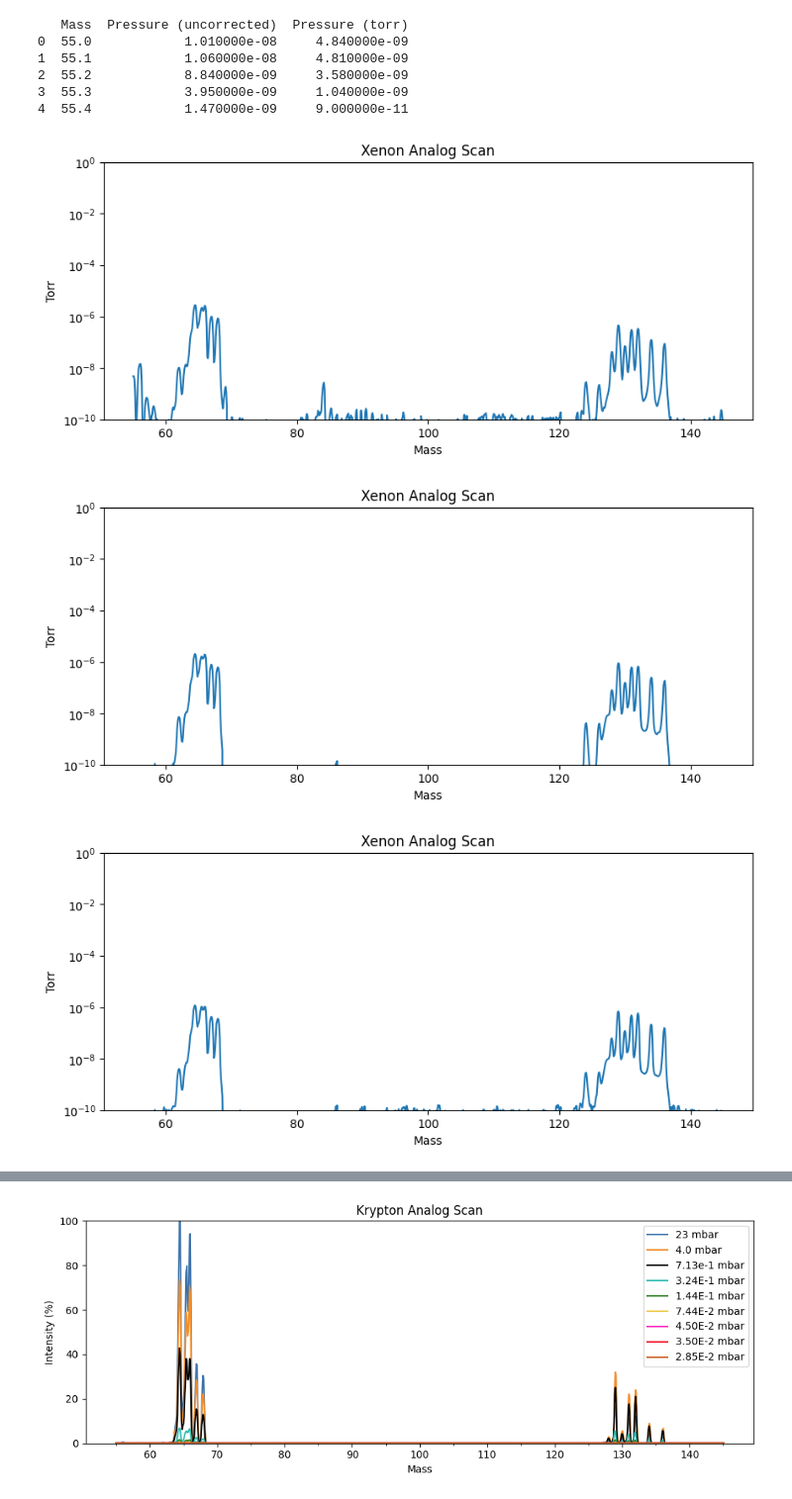
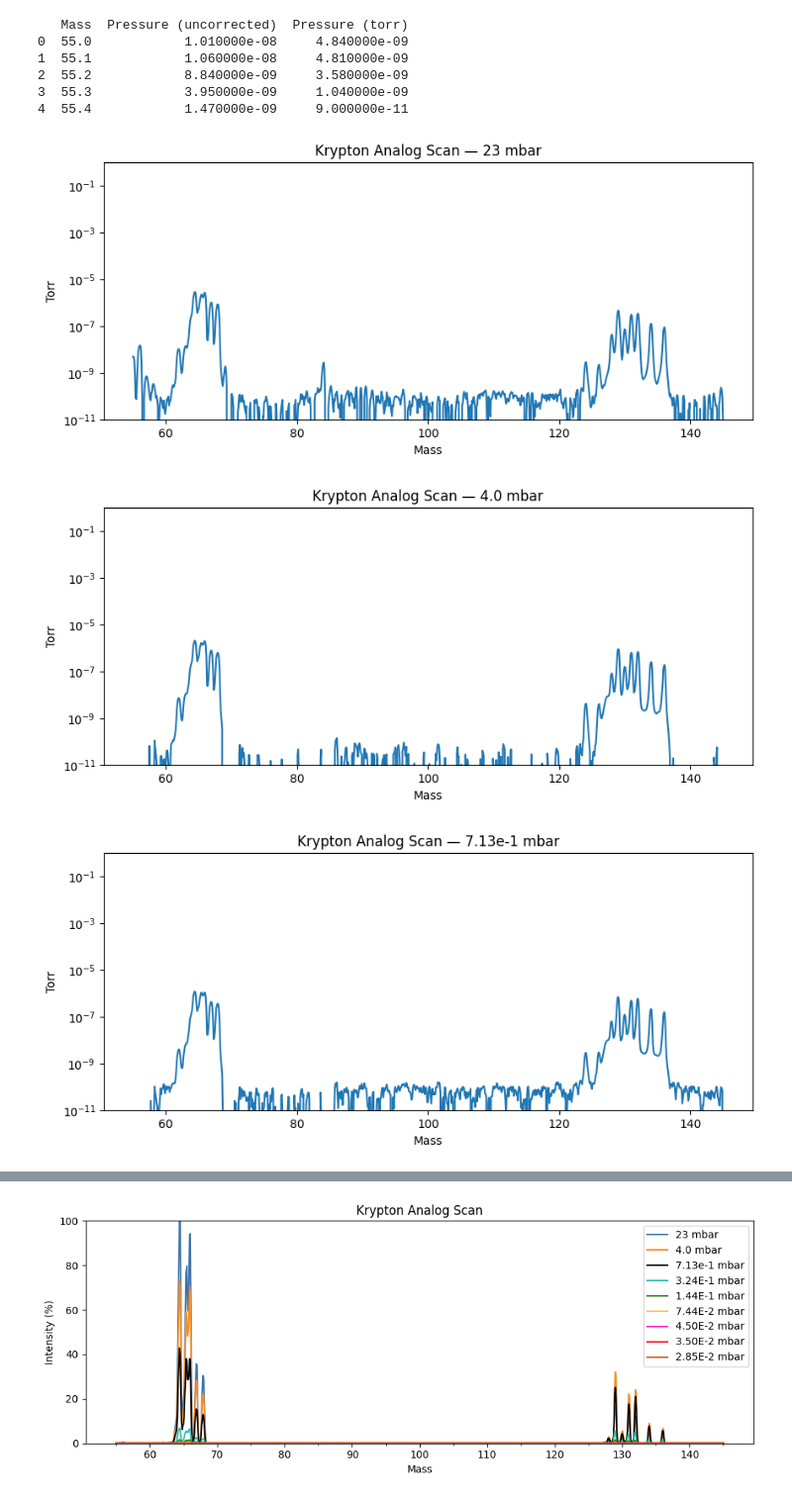
Before and after one commit to kearb-stomp/AdvLabs, a Jupyter notebook: Lab 3/Task 2.ipynb, the cells around one changed output, grey strips where cells are left out. Shown at 99% size. Saved outputs shown, nothing was run; the diff lists cells and outputs as text; code cells hidden in the pictures.

Commit message:
Updated Task 1/2 plots to add pressures

```diff
--- a/Lab 3/Task 2.ipynb
+++ b/Lab 3/Task 2.ipynb
@@ -58,14 +63,22 @@ for key, data in data_dict.items():
     intensity = data['Pressure (torr)'] / max_value * 100  # Normalize to percentage
     data_dict[key]['Intensity'] = intensity
 # %%
-for key, data in data_dict.items():
+for idx, (key, data) in enumerate(data_dict.items()):
     fig, ax = plt.subplots(figsize=(10, 4))
-    ax.set_ylim(bottom=1e-10)
+    ax.set_ylim(bottom=1e-11)
     ax.set_yscale('log')
     ax.plot(data['Mass'], data['Pressure (torr)'])
-    ax.set(xlabel='Mass', ylabel='Torr', title='Xenon Analog Scan')
+
+    # --- insert the pressure in the title ---
+    this_p = pressures[idx]            # take the matching pressure
+    ax.set(
+        xlabel='Mass',
+        ylabel='Torr',
+        title=f'Krypton Analog Scan — {this_p}'   # scientific format
+    )
+
     plt.show()
 # %% [output]
-[figure, old version]
+[figure, new version]
-[figure, old version]
+[figure, new version]
-[figure, old version]
+[figure, new version]
```
Also changed, not shown: parts of 3 cells of this notebook, 2 other files.
